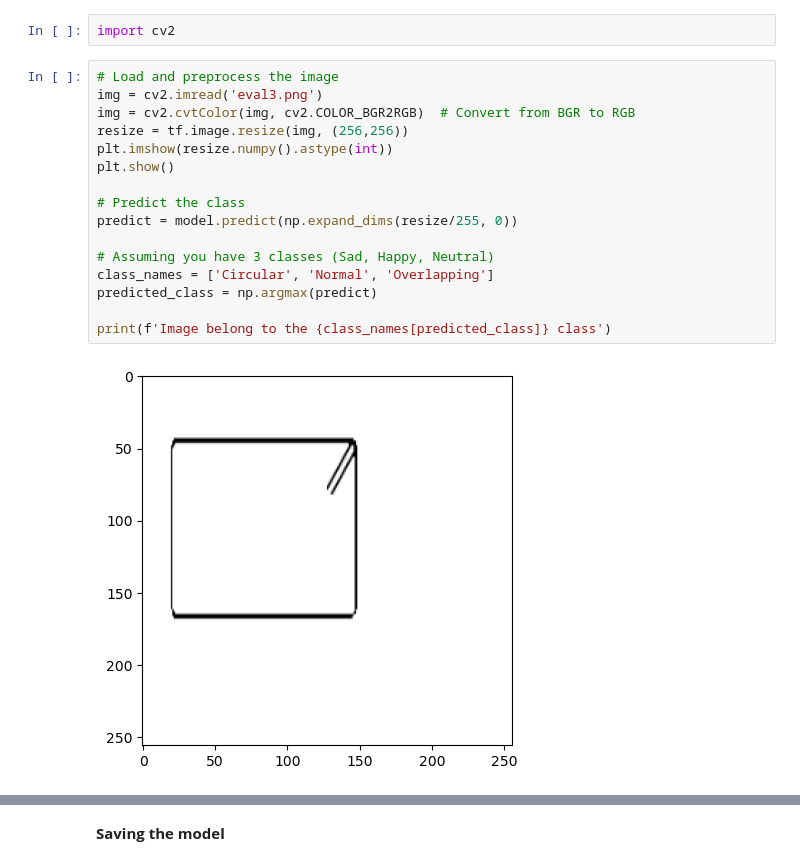
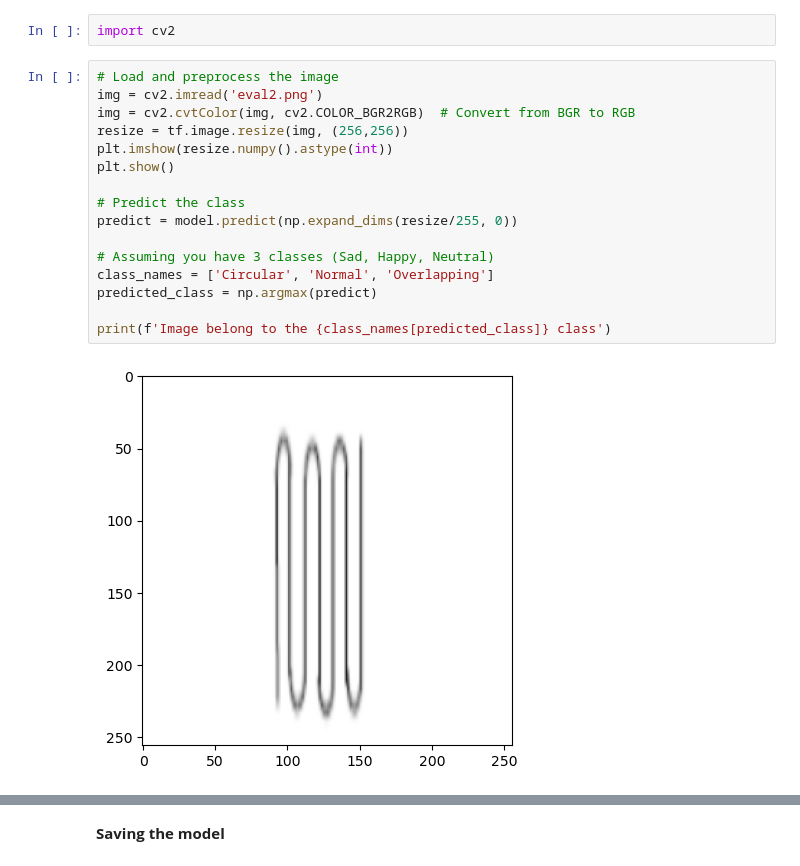
Before and after one commit to NIKHIL0653/Bend-Detection-and-Image-Classification, a Jupyter notebook: Image Classification/Image_Classifier_TF.ipynb, the cells around one changed output, grey strips where cells are left out. Cells and saved outputs as stored; diff of their text form.

Commit message:
image classifier

```diff
--- a/Image Classification/Image_Classifier_TF.ipynb
+++ b/Image Classification/Image_Classifier_TF.ipynb
@@ -311,19 +311,19 @@ Precision:1.0, Recall:1.0, Acuraccy:<bound method _EagerTensorBase.numpy of <tf.
 import cv2
 # %%
 # Load and preprocess the image
-img = cv2.imread('eval3.png')
+img = cv2.imread('eval2.png')
 img = cv2.cvtColor(img, cv2.COLOR_BGR2RGB)  # Convert from BGR to RGB
 resize = tf.image.resize(img, (256,256))
 plt.imshow(resize.numpy().astype(int))
 plt.show()
 
 # Predict the class
 predict = model.predict(np.expand_dims(resize/255, 0))
 
 # Assuming you have 3 classes (Sad, Happy, Neutral)
 class_names = ['Circular', 'Normal', 'Overlapping']
 predicted_class = np.argmax(predict)
 
 print(f'Image belong to the {class_names[predicted_class]} class')
 # %% [output]
-[figure, old version]
+[figure, new version]
```
Also changed, not shown: parts of 9 cells of this notebook, 3 other files.
